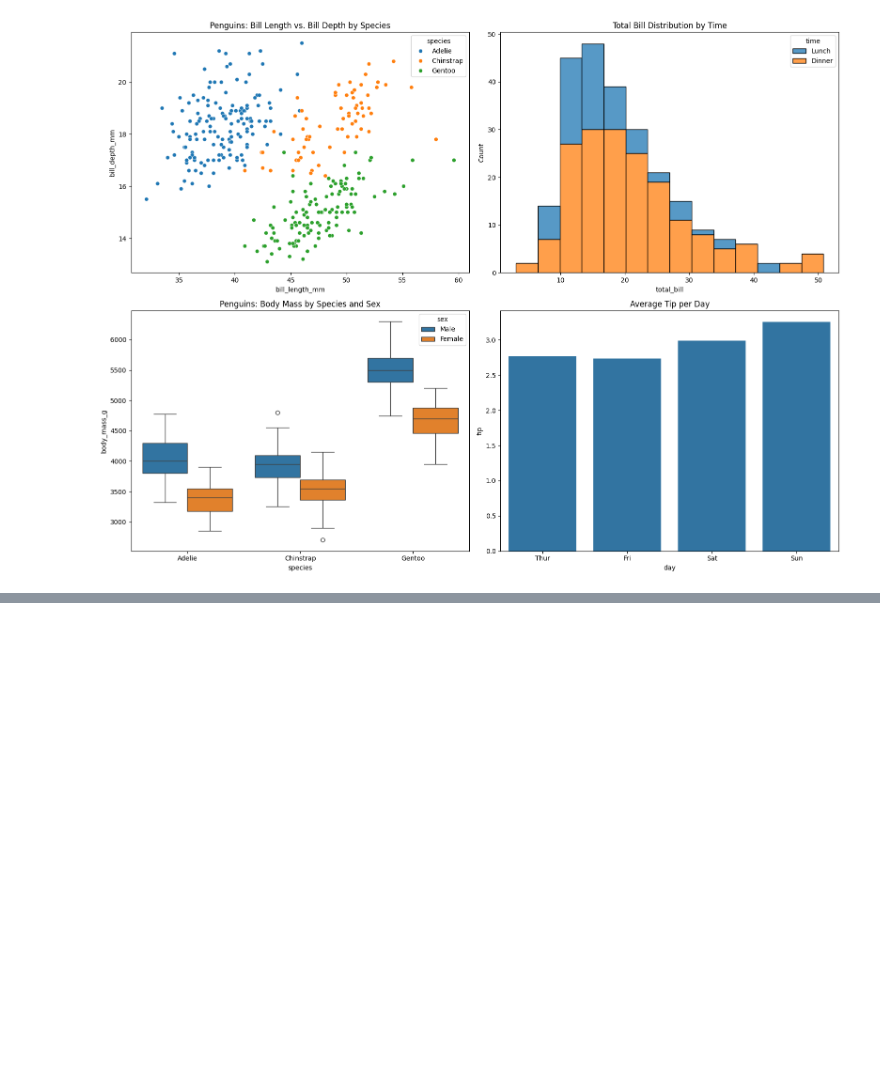
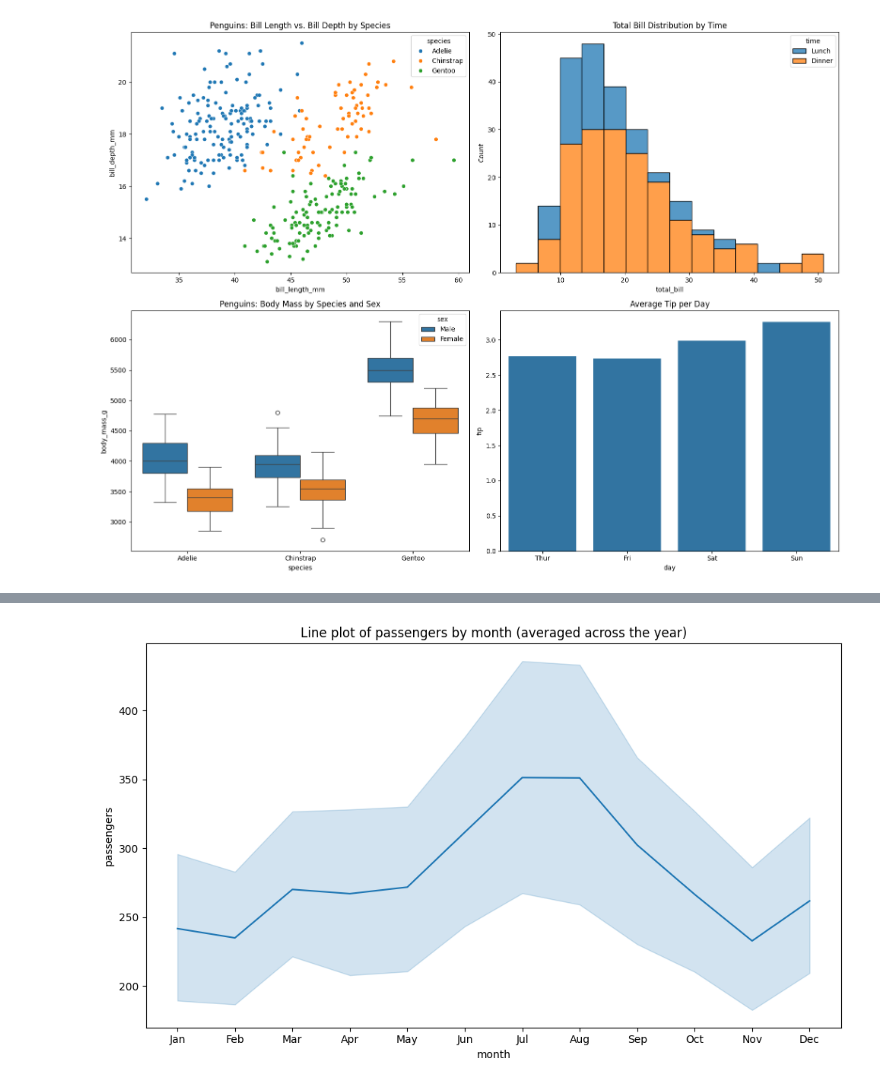
Before and after one commit to faridsimba87-cpu/CDAV, a Jupyter notebook: Lesson_4_Seaborn_Tutorial.ipynb, the cells around one changed output, grey strips where cells are left out. Saved outputs shown, nothing was run; the diff lists cells and outputs as text; code cells hidden in the pictures; blank space fills up the shorter version.

```diff
--- a/Lesson_4_Seaborn_Tutorial.ipynb
+++ b/Lesson_4_Seaborn_Tutorial.ipynb
@@ -196,0 +206,13 @@ plt.show()
+# %%
+import matplotlib.pyplot as plt
+
+# Create a new figure and axes for this plot
+fig, ax = plt.subplots(figsize=(10, 6))
+
+# lineplot of passengers by month (averaged across years) to show seasonality
+sns.lineplot(data=flights, x="month", y="passengers", ax=ax)
+ax.set_title("Line plot of passengers by month (averaged across the year)")
+plt.tight_layout()
+plt.show()
+# %% [output]
+[figure, added]
```
Also changed, not shown: parts of 9 cells of this notebook.
